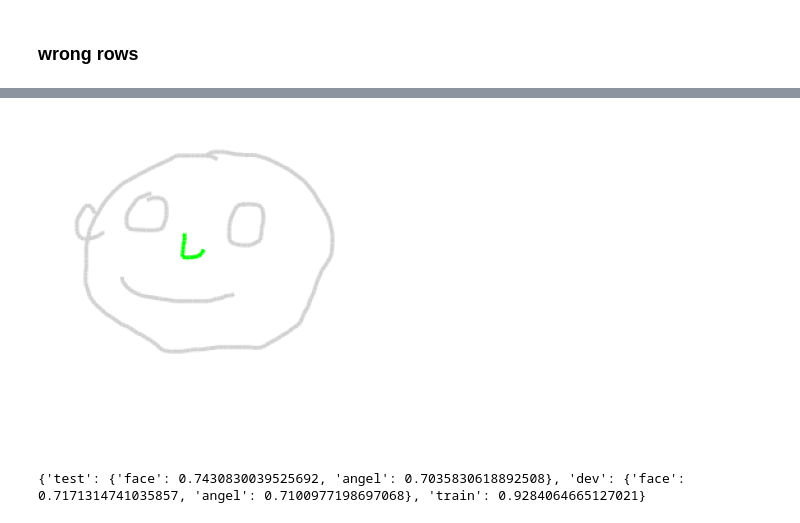
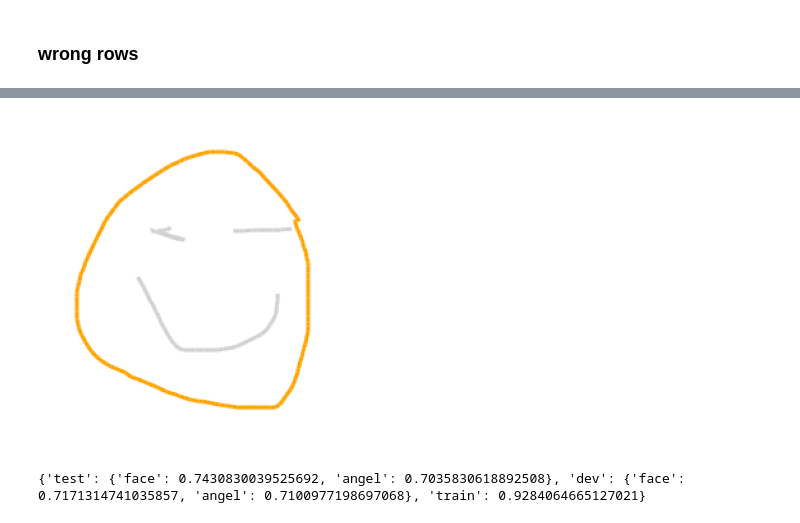
Before and after one commit to ErinZhang1998/sketch_collection, a Jupyter notebook: 03_28_analysis.ipynb, the cells around one changed output, grey strips where cells are left out. Saved outputs shown, nothing was run; the diff lists cells and outputs as text; code cells hidden in the pictures.

```diff
--- a/03_28_analysis.ipynb
+++ b/03_28_analysis.ipynb
@@ -1077,5 +1085,5 @@ np.sum(
 # %%
-dfnii = all_pair_df[(all_pair_df['word1'] == 'large') & (all_pair_df['word2'] == 'tiny')]
+dfnii = all_pair_df[(all_pair_df['word1'] == 'triangular') & (all_pair_df['word2'] == 'rectangular')]
 dfnii
 # %% [output]
 |  | word1 | word2 | total_occurrence | correct# | correct% | correct_row_idx | incorrect_row_idx |
@@ -1095,7 +1103,7 @@ for l in dfnii['correct_row_idx']:
 
         w1 = row['no_punc_str_1']
         w2 = row['no_punc_str_2']
-        # print(w1,", ", w2)
+#         print(w1,", ", w2)
         ws = [w1,w2]
         plt.figure(figsize=(10,5))
         for i,p in enumerate([p1,p2]):
@@ -1105,7 +1113,10 @@ for l in dfnii['correct_row_idx']:
             plt.imshow(img)
 
             #plt.title()
-            print("{} {}".format(ws[i], CONST.face_parts_idx_dict[part_idx]))
+            if cat == "angel":
+                print("{} {}".format(ws[i], CONST.angel_parts_idx_dict[part_idx]))
+            else:
+                print("{} {}".format(ws[i], CONST.face_parts_idx_dict[part_idx]))
             print(cat,p)
             plt.axis('off')
         plt.subplots_adjust(wspace=0, hspace=0)
@@ -1308,37 +1308,37 @@ dfp[(dfp['image_1'] == 340)]
 | 4524 | 340 | 389 | A1AZGP16G9TURZ | 5 | angel | 223.8 | /raid/xiaoyuz1/amazon_turk/2022_0... | wide triangular | small rectangular | ['wide', 'triangular'] | ... |
 | 4796 | 340 | 214 | A1IXH2QLUU5BKZ | 7 | angel | 678.4 | /raid/xiaoyuz1/amazon_turk/2022_0... | rigid, insect-like | wide, sectioned | ['rigid', ',', 'insect', '-'] | ... |
 # %%
-png_indices = [392]
-color_selected_part = [1]
+png_indices = [323]
+color_selected_part = [6]
 obj = CONST.face_json
 # obj = CONST.angel_json
 
 row_figsize = 6
 column_figsize = 6
 num_pngs_per_row = 1
 num_rows = 1
 
 fig = plt.figure(figsize=(num_pngs_per_row * row_figsize, num_rows * column_figsize))
 fig.patch.set_alpha(1)
 
 for index, idx in enumerate(png_indices):
     plt.subplot(num_rows, num_pngs_per_row, index+1)
 
     drawing_raw = obj['train_data'][idx]
     image_data = rd.transform_spg_2_svg_png(
         drawing_raw,
         draw_color = True,
         stroke_width = 3,
         color_selected = color_selected_part,
     )
 
     plt.imshow(image_data)
     plt.axis('off')
 
 plt.show()
 plt.close()
 # %% [output]
-[figure, old version]
+[figure, new version]
 # %%
 dfp = get_df()
 template_1,template_2 = template[0]
```
Also changed, not shown: parts of 6 cells of this notebook, 1 other file.
